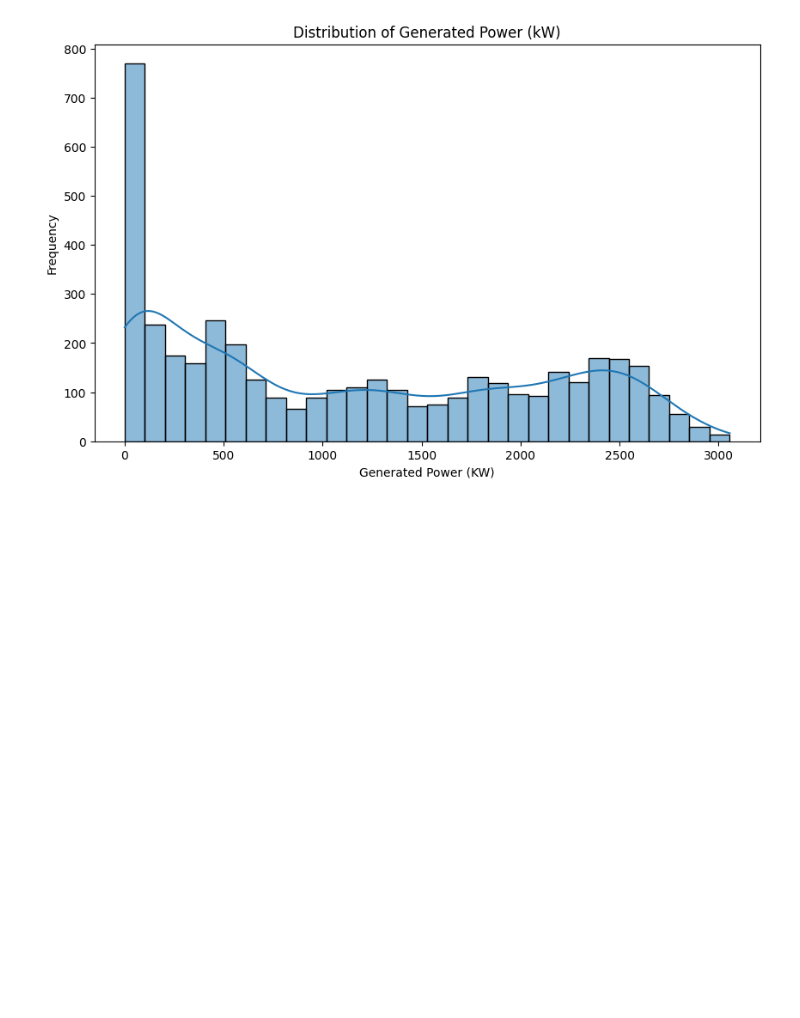
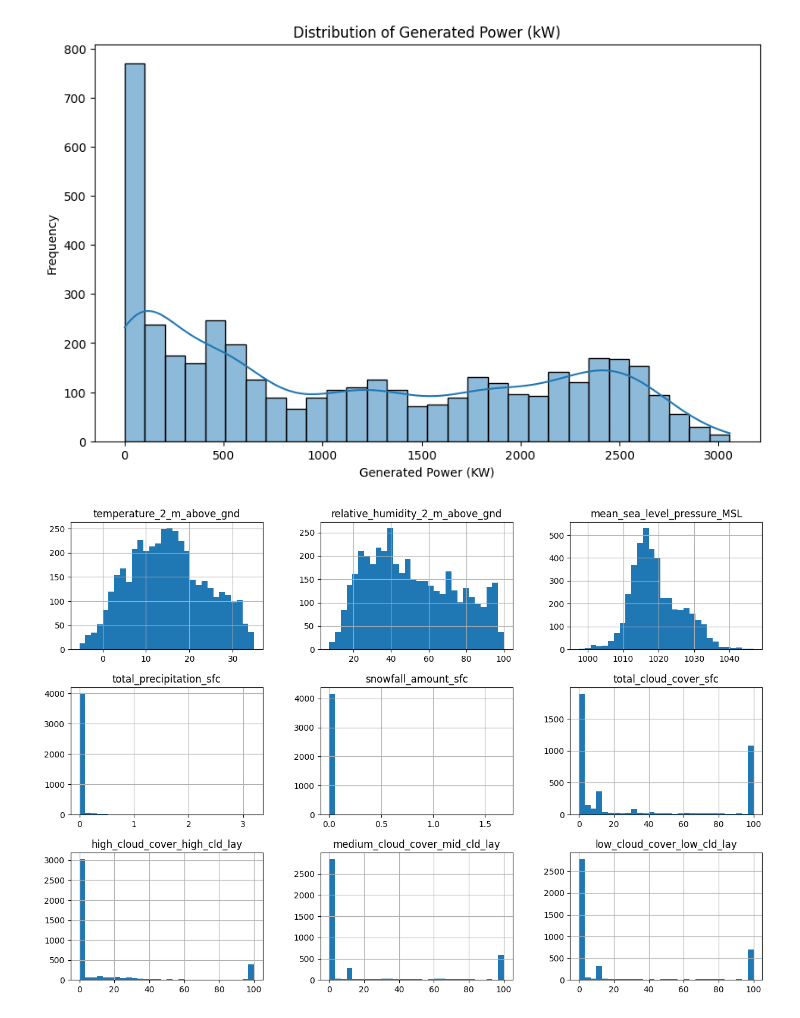
Before and after one commit to Gudaboinalahari/Week-1, a Jupyter notebook: solarpowerprediction.ipynb, the cells around one changed output. Cells and saved outputs as stored; diff of their text form; code cells hidden in the pictures; blank space fills up the shorter version.

```diff
--- a/solarpowerprediction.ipynb
+++ b/solarpowerprediction.ipynb
@@ -174,3 +265,9 @@ plt.ylabel('Frequency')
 plt.show()
 # %% [output]
 [figure]
+# %%
+
+df[df.columns[:9]].hist(bins=30,figsize=(15, 10))
+plt.show()
+# %% [output]
+[figure, added]
```
Also changed, not shown: parts of 17 cells of this notebook.
